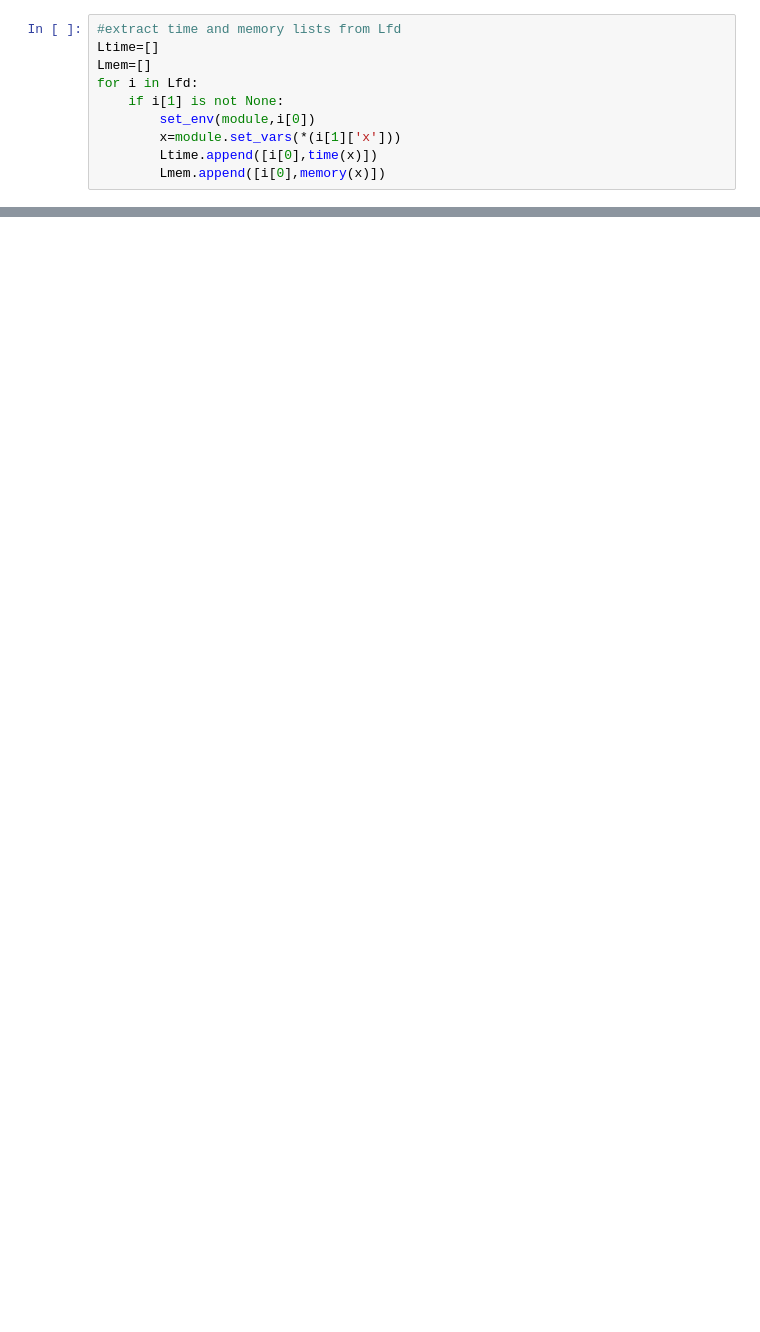
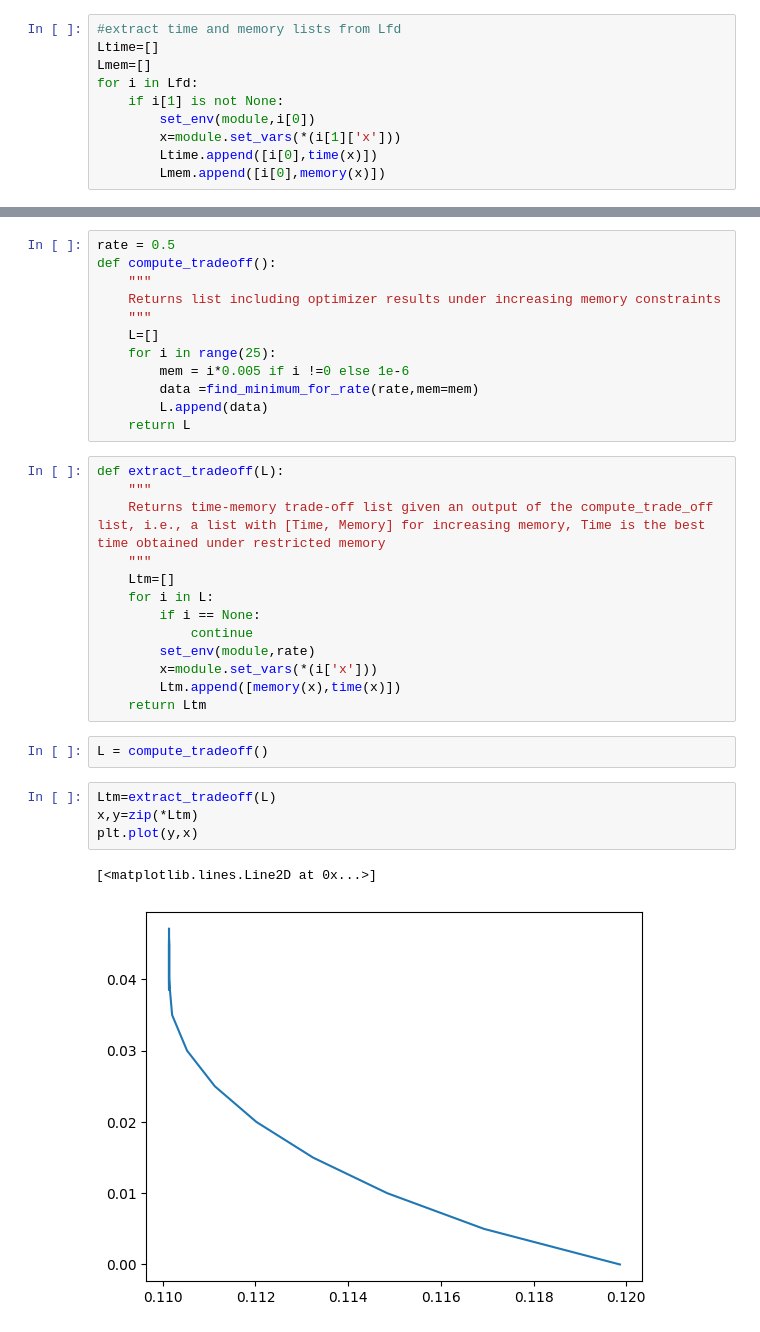
Before and after one commit to Memphisd/Revisiting-NN-ISD, a Jupyter notebook: optimize_all.ipynb, the cells around one changed output, grey strips where cells are left out. Drawn from its saved outputs; the diff is of its cells as text; blank space fills up the shorter version.

```diff
--- a/optimize_all.ipynb
+++ b/optimize_all.ipynb
@@ -121,0 +131,34 @@ module.time(x),module.memory(x)
+# %%
+rate = 0.5
+def compute_tradeoff():
+    """
+    Returns list including optimizer results under increasing memory constraints
+    """
+    L=[]
+    for i in range(25):
+        mem = i*0.005 if i !=0 else 1e-6
+        data =find_minimum_for_rate(rate,mem=mem)
+        L.append(data)
+    return L
+# %%
+def extract_tradeoff(L):
+    """
+    Returns time-memory trade-off list given an output of the compute_trade_off list, i.e., a list with [Time, Memory] for increasing memory, Time is the best time obtained under restricted memory
+    """
+    Ltm=[]
+    for i in L:
+        if i == None:
+            continue
+        set_env(module,rate)
+        x=module.set_vars(*(i['x']))
+        Ltm.append([memory(x),time(x)])
+    return Ltm
+# %%
+L = compute_tradeoff()
+# %%
+Ltm=extract_tradeoff(L)
+x,y=zip(*Ltm)
+plt.plot(y,x)
+# %% [output]
+[<matplotlib.lines.Line2D at 0x...>]
+[figure, added]
```
Also changed, not shown: parts of 12 cells of this notebook, 8 other files.
